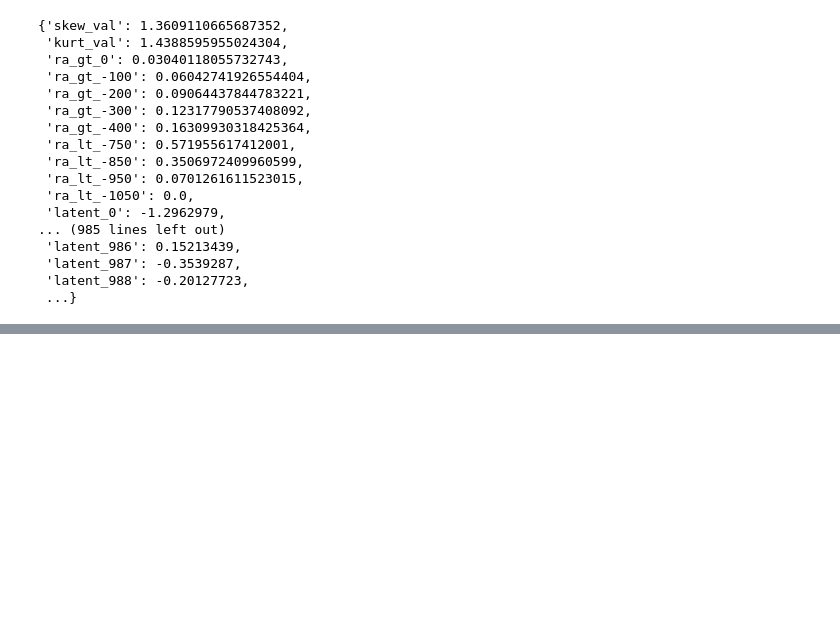
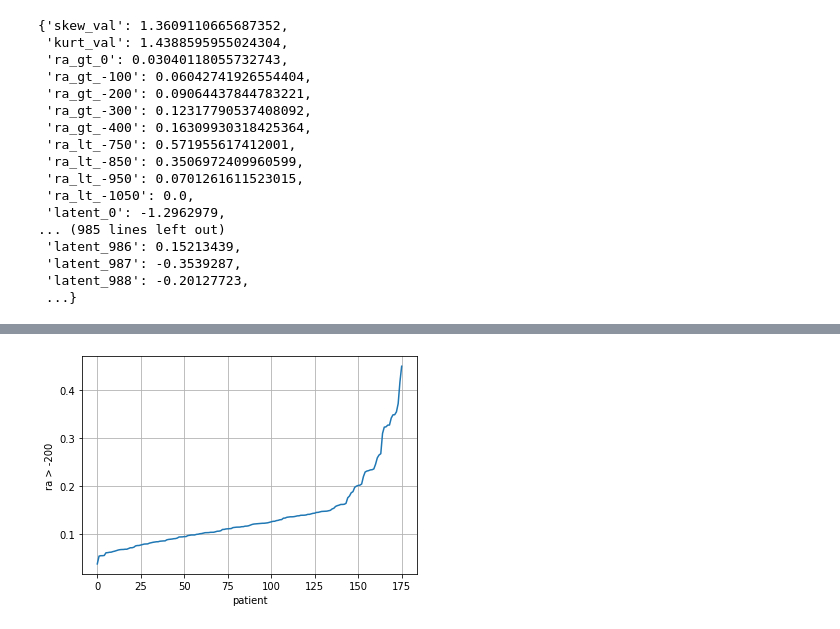
Before and after one commit to pangyuteng/kaggle, a Jupyter notebook: 2020-fibrosis/extract-ct-feature.ipynb, the cells around one changed output, grey strips where cells are left out. Saved outputs shown, nothing was run; the diff lists cells and outputs as text; code cells hidden in the pictures; blank space fills up the shorter version.

```diff
--- a/2020-fibrosis/extract-ct-feature.ipynb
+++ b/2020-fibrosis/extract-ct-feature.ipynb
@@ -1179,0 +1183,7 @@ AttributeError: 'function' object has no attribute 'values'
+# %%
+plt.plot(sorted(imagedf['ra_gt_-200'].values))
+plt.xlabel('patient')
+plt.ylabel('ra > -200')
+plt.grid(True)
+# %% [output]
+[figure, added]
```
Also changed, not shown: parts of 17 cells of this notebook.
